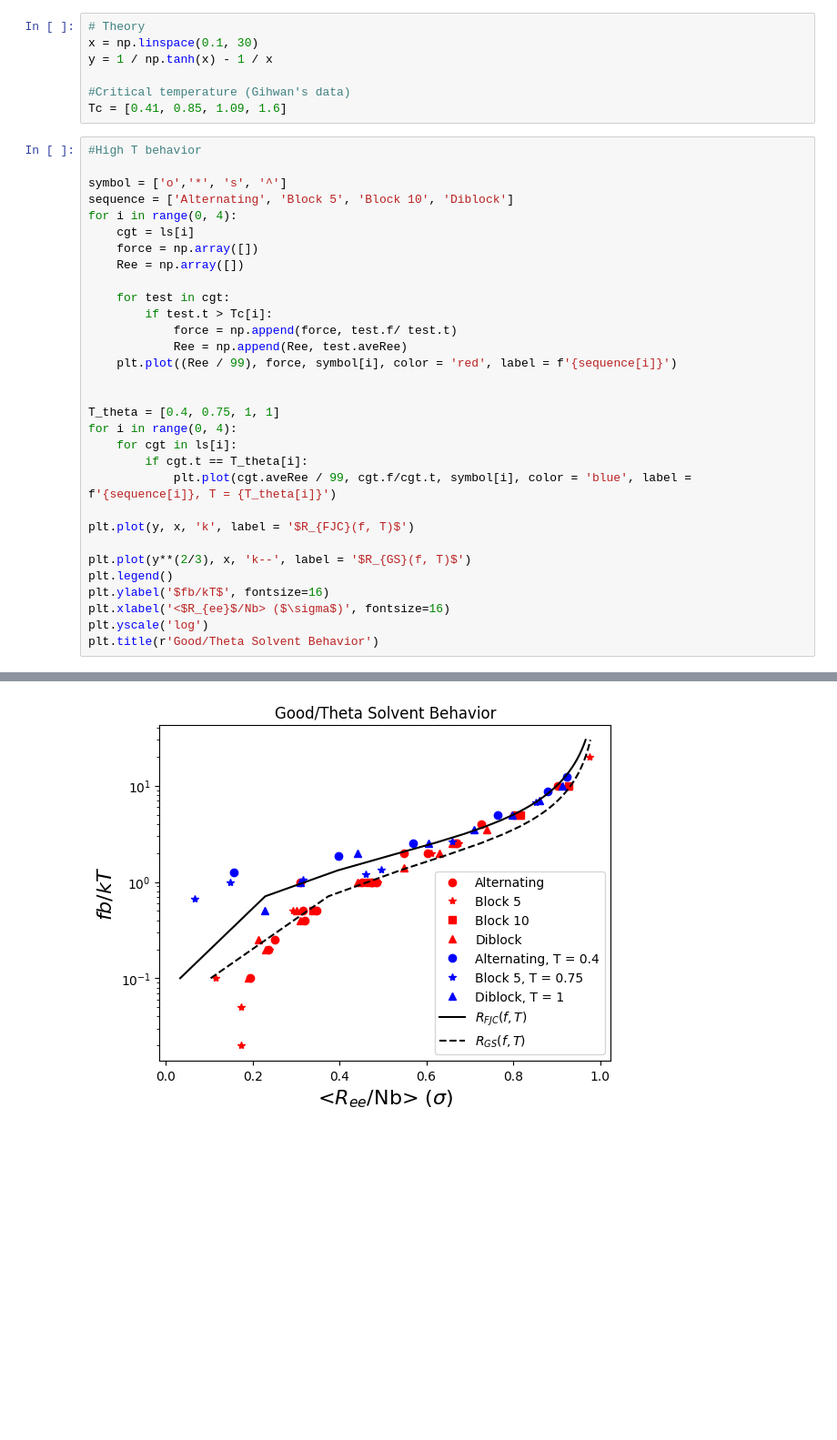
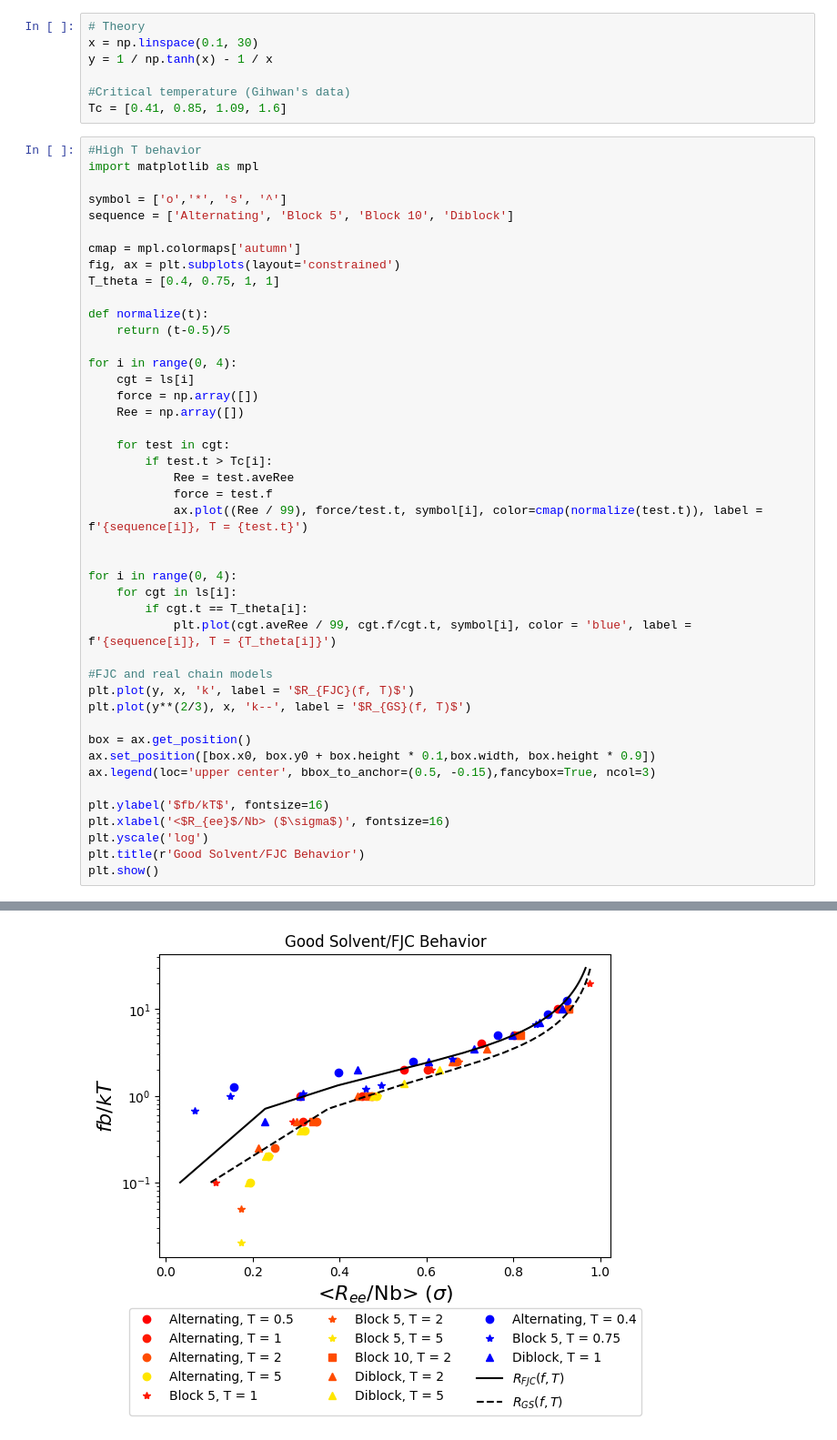
Before and after one commit to VagrantHyp/Code, a Jupyter notebook: DiffConfig.ipynb, the cells around one changed output, grey strips where cells are left out. Shown at 91% size. Drawn from its saved outputs; the diff is of its cells as text; blank space fills up the shorter version.

```diff
--- a/DiffConfig.ipynb
+++ b/DiffConfig.ipynb
@@ -20,9 +19,18 @@ y = 1 / np.tanh(x) - 1 / x
 Tc = [0.41, 0.85, 1.09, 1.6]
 # %%
 #High T behavior
+import matplotlib as mpl
 
 symbol = ['o','*', 's', '^']
 sequence = ['Alternating', 'Block 5', 'Block 10', 'Diblock']
+
+cmap = mpl.colormaps['autumn']
+fig, ax = plt.subplots(layout='constrained')
+T_theta = [0.4, 0.75, 1, 1]
+
+def normalize(t):
+    return (t-0.5)/5
+
 for i in range(0, 4):
     cgt = ls[i]
     force = np.array([])
@@ -30,23 +38,27 @@ for i in range(0, 4):
 
     for test in cgt:
         if test.t > Tc[i]:
-            force = np.append(force, test.f/ test.t)
-            Ree = np.append(Ree, test.aveRee)
-    plt.plot((Ree / 99), force, symbol[i], color = 'red', label = f'{sequence[i]}')
+            Ree = test.aveRee
+            force = test.f
+            ax.plot((Ree / 99), force/test.t, symbol[i], color=cmap(normalize(test.t)), label = f'{sequence[i]}, T = {test.t}')
 
 
-T_theta = [0.4, 0.75, 1, 1]
 for i in range(0, 4):
     for cgt in ls[i]:
         if cgt.t == T_theta[i]:
             plt.plot(cgt.aveRee / 99, cgt.f/cgt.t, symbol[i], color = 'blue', label = f'{sequence[i]}, T = {T_theta[i]}')
 
+#FJC and real chain models
 plt.plot(y, x, 'k', label = '$R_{FJC}(f, T)$')
+plt.plot(y**(2/3), x, 'k--', label = '$R_{GS}(f, T)$')
 
-plt.plot(y**(2/3), x, 'k--', label = '$R_{GS}(f, T)$')
-plt.legend()
+box = ax.get_position()
+ax.set_position([box.x0, box.y0 + box.height * 0.1,box.width, box.height * 0.9])
+ax.legend(loc='upper center', bbox_to_anchor=(0.5, -0.15),fancybox=True, ncol=3)
+
 plt.ylabel('$fb/kT$', fontsize=16)
 plt.xlabel('<$R_{ee}$/Nb> ($\sigma$)', fontsize=16)
 plt.yscale('log')
-plt.title(r'Good/Theta Solvent Behavior')
+plt.title(r'Good Solvent/FJC Behavior')
+plt.show()
 # %% [output]
@@ -54 +65 @@ Text(0.5, 1.0, 'Good/Theta Solvent Behavior')
-[figure, old version]
+[figure, new version]
```
Also changed, not shown: parts of 8 cells of this notebook, 6 other files.
